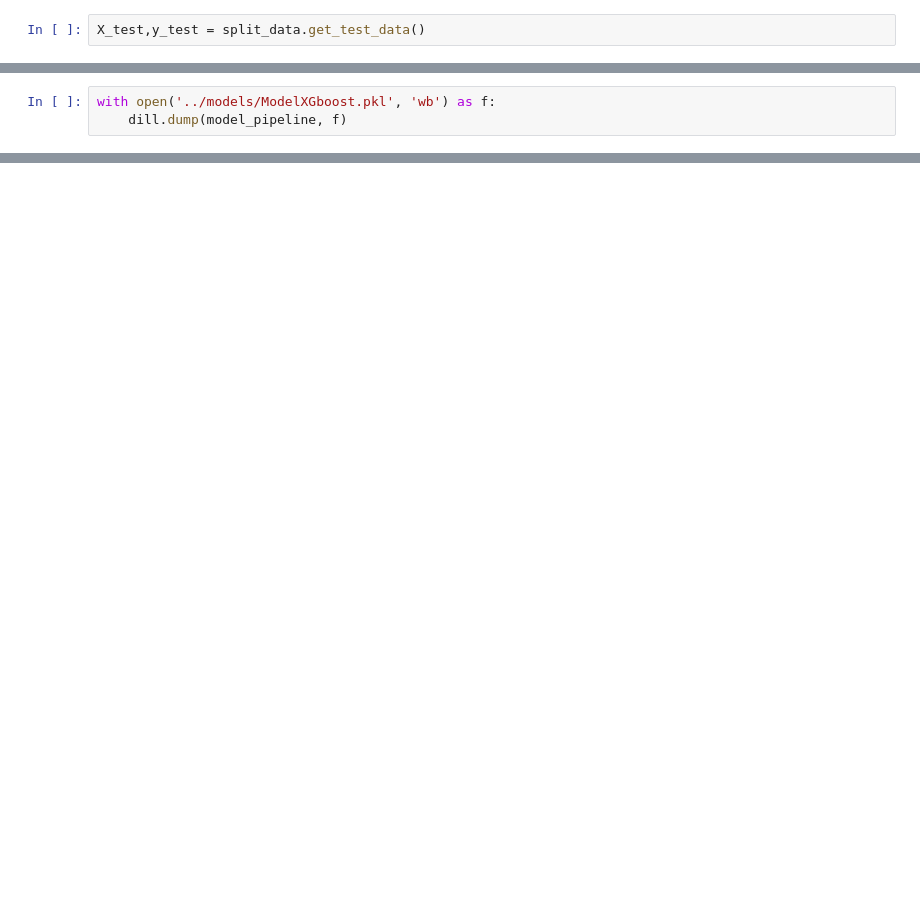
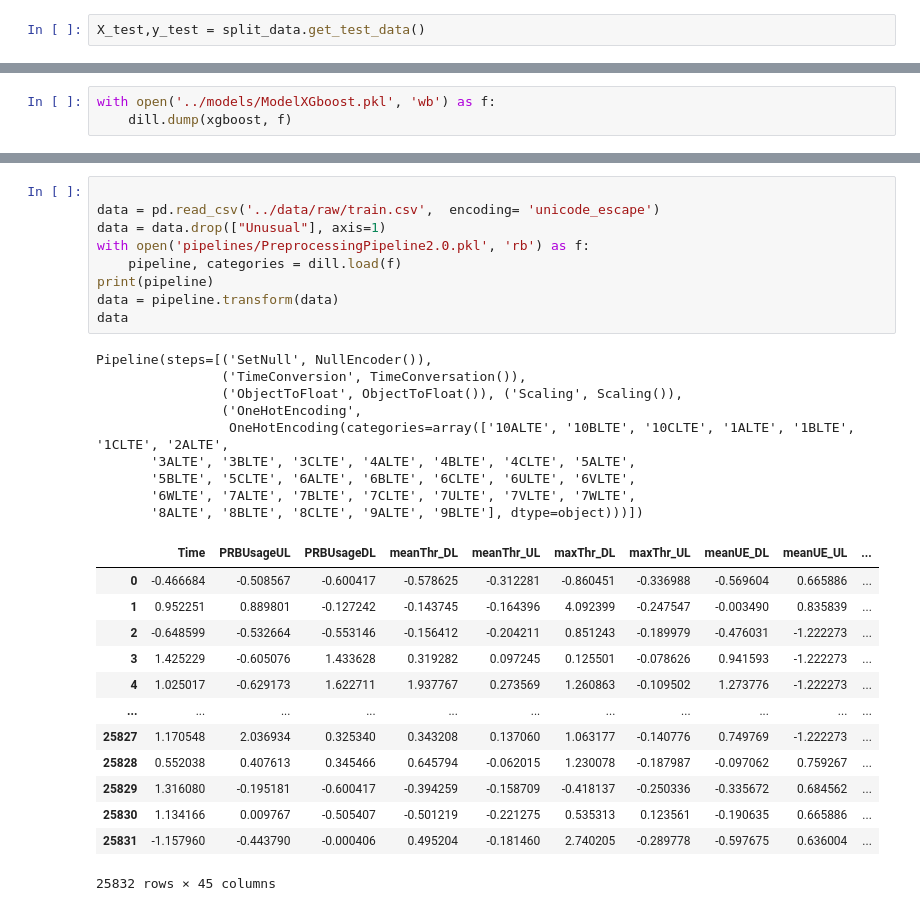
Before and after one commit to nikulnayi/Telewire-Analytics, a Jupyter notebook: notebooks/test.ipynb, the cells around one changed output, grey strips where cells are left out. Cells and saved outputs as stored; diff of their text form; blank space fills up the shorter version.

```diff
--- a/notebooks/test.ipynb
+++ b/notebooks/test.ipynb
@@ -37,3 +88,3 @@ print(recall_score(predict,y_test))
 # %%
 with open('../models/ModelXGboost.pkl', 'wb') as f:
-    dill.dump(model_pipeline, f)
+    dill.dump(xgboost, f)
@@ -39,0 +120,32 @@ with open('../models/ModelXGboost.pkl', 'wb') as f:
+# %%
+
+data = pd.read_csv('../data/raw/train.csv',  encoding= 'unicode_escape')
+data = data.drop(["Unusual"], axis=1)
+with open('pipelines/PreprocessingPipeline2.0.pkl', 'rb') as f:
+    pipeline, categories = dill.load(f)
+print(pipeline)
+data = pipeline.transform(data)
+data
+# %% [output]
+Pipeline(steps=[('SetNull', NullEncoder()),
+                ('TimeConversion', TimeConversation()),
+                ('ObjectToFloat', ObjectToFloat()), ('Scaling', Scaling()),
+                ('OneHotEncoding',
+                 OneHotEncoding(categories=array(['10ALTE', '10BLTE', '10CLTE', '1ALTE', '1BLTE', '1CLTE', '2ALTE',
+       '3ALTE', '3BLTE', '3CLTE', '4ALTE', '4BLTE', '4CLTE', '5ALTE',
+       '5BLTE', '5CLTE', '6ALTE', '6BLTE', '6CLTE', '6ULTE', '6VLTE',
+       '6WLTE', '7ALTE', '7BLTE', '7CLTE', '7ULTE', '7VLTE', '7WLTE',
+       '8ALTE', '8BLTE', '8CLTE', '9ALTE', '9BLTE'], dtype=object)))])
+|  | Time | PRBUsageUL | PRBUsageDL | meanThr_DL | meanThr_UL | maxThr_DL | maxThr_UL | meanUE_DL | meanUE_UL | ... |
+| 0 | -0.466684 | -0.508567 | -0.600417 | -0.578625 | -0.312281 | -0.860451 | -0.336988 | -0.569604 | 0.665886 | ... |
+| 1 | 0.952251 | 0.889801 | -0.127242 | -0.143745 | -0.164396 | 4.092399 | -0.247547 | -0.003490 | 0.835839 | ... |
+| 2 | -0.648599 | -0.532664 | -0.553146 | -0.156412 | -0.204211 | 0.851243 | -0.189979 | -0.476031 | -1.222273 | ... |
+| 3 | 1.425229 | -0.605076 | 1.433628 | 0.319282 | 0.097245 | 0.125501 | -0.078626 | 0.941593 | -1.222273 | ... |
+| 4 | 1.025017 | -0.629173 | 1.622711 | 1.937767 | 0.273569 | 1.260863 | -0.109502 | 1.273776 | -1.222273 | ... |
+| ... | ... | ... | ... | ... | ... | ... | ... | ... | ... | ... |
+| 25827 | 1.170548 | 2.036934 | 0.325340 | 0.343208 | 0.137060 | 1.063177 | -0.140776 | 0.749769 | -1.222273 | ... |
+| 25828 | 0.552038 | 0.407613 | 0.345466 | 0.645794 | -0.062015 | 1.230078 | -0.187987 | -0.097062 | 0.759267 | ... |
+| 25829 | 1.316080 | -0.195181 | -0.600417 | -0.394259 | -0.158709 | -0.418137 | -0.250336 | -0.335672 | 0.684562 | ... |
+| 25830 | 1.134166 | 0.009767 | -0.505407 | -0.501219 | -0.221275 | 0.535313 | 0.123561 | -0.190635 | 0.665886 | ... |
+| 25831 | -1.157960 | -0.443790 | -0.000406 | 0.495204 | -0.181460 | 2.740205 | -0.289778 | -0.597675 | 0.636004 | ... |
+25832 rows × 45 columns
```
Also changed, not shown: parts of 4 cells of this notebook.
